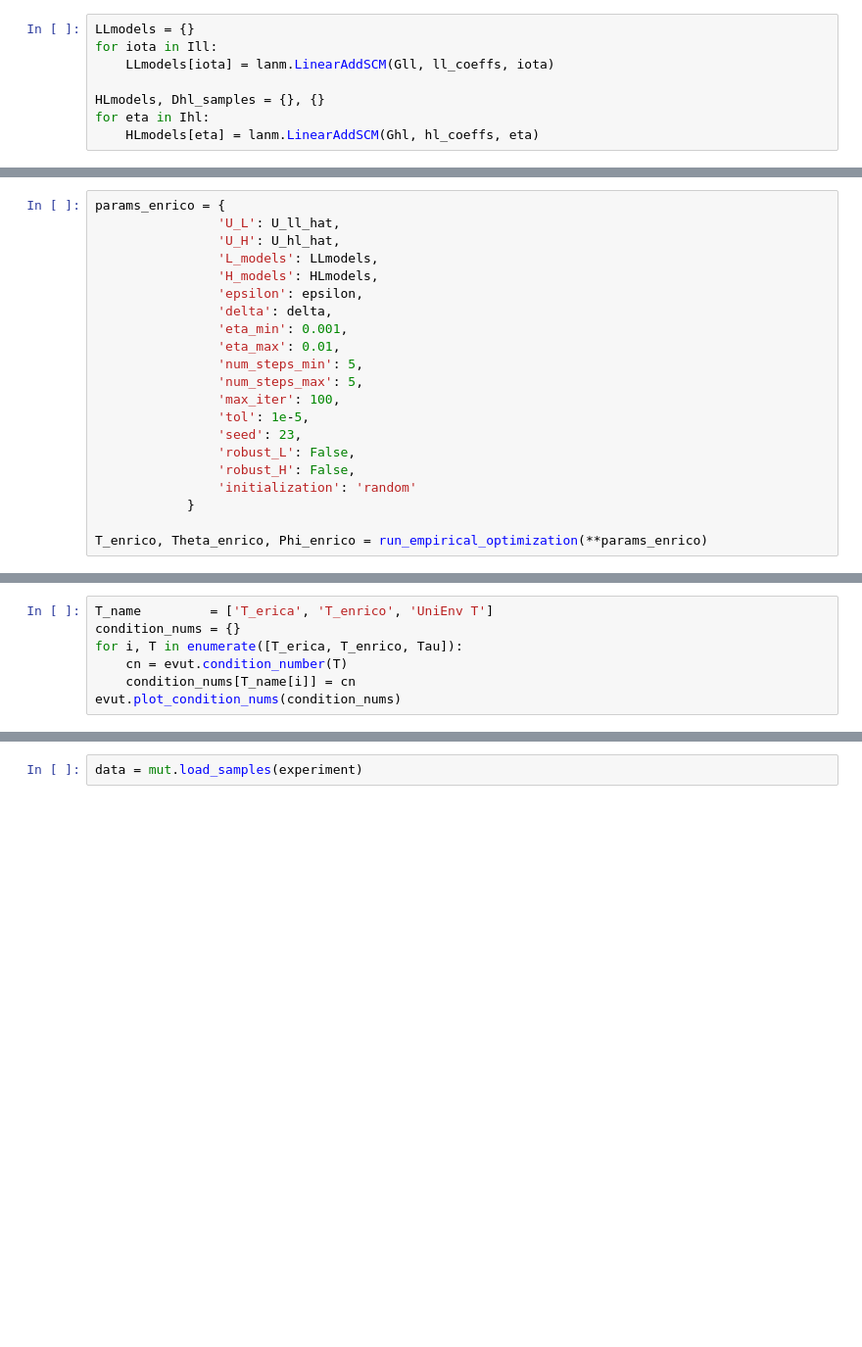
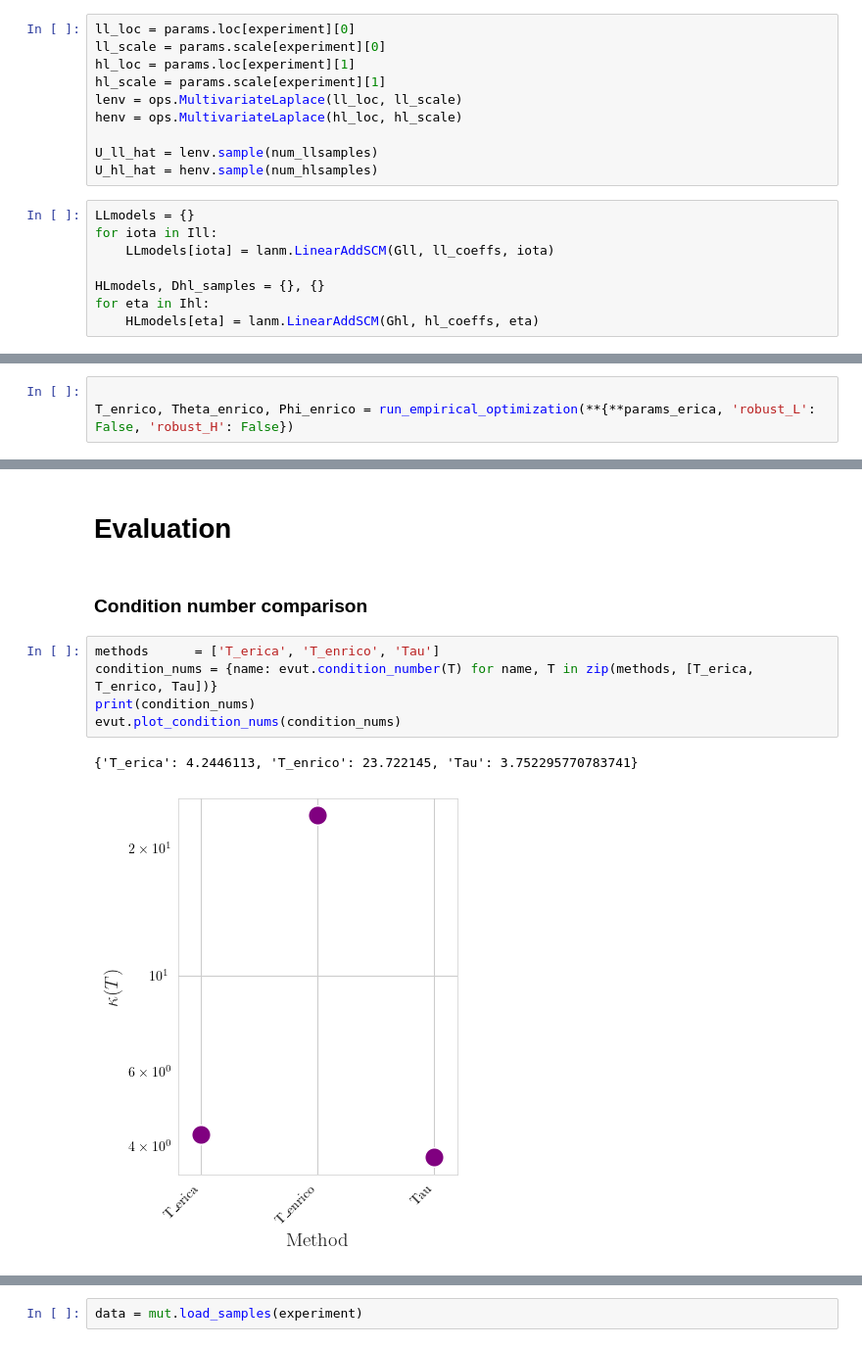
Before and after one commit to yfelekis/DiRoCA, a Jupyter notebook: erica_empirical_optimisation.ipynb, the cells around one changed output, grey strips where cells are left out. Shown at 98% size. Cells and saved outputs as stored; diff of their text form; blank space fills up the shorter version.

```diff
--- a/erica_empirical_optimisation.ipynb
+++ b/erica_empirical_optimisation.ipynb
@@ -77,3 +67,13 @@ U_hl_hat = henv.sample(100000)
+# %%
+ll_loc = params.loc[experiment][0]
+ll_scale = params.scale[experiment][0]
+hl_loc = params.loc[experiment][1]
+hl_scale = params.scale[experiment][1]
+lenv = ops.MultivariateLaplace(ll_loc, ll_scale)
+henv = ops.MultivariateLaplace(hl_loc, hl_scale)
+
+U_ll_hat = lenv.sample(num_llsamples)
+U_hl_hat = henv.sample(num_hlsamples)
 # %%
 LLmodels = {}
 for iota in Ill:
@@ -195,21 +208,3 @@ joblib.dump(empirical_boundary_params, f"data/{experiment}/empirical_boundary_pa
 # %%
-params_enrico = {
-                'U_L': U_ll_hat,
-                'U_H': U_hl_hat,
-                'L_models': LLmodels,
-                'H_models': HLmodels,
-                'epsilon': epsilon,
-                'delta': delta,
-                'eta_min': 0.001,
-                'eta_max': 0.01,
-                'num_steps_min': 5,
-                'num_steps_max': 5,
-                'max_iter': 100,
-                'tol': 1e-5,
-                'seed': 23,
-                'robust_L': False,
-                'robust_H': False,
-                'initialization': 'random'
-            }
 
-T_enrico, Theta_enrico, Phi_enrico = run_empirical_optimization(**params_enrico)
+T_enrico, Theta_enrico, Phi_enrico = run_empirical_optimization(**{**params_erica, 'robust_L': False, 'robust_H': False})
@@ -216,7 +212,0 @@ T_enrico, Theta_enrico, Phi_enrico = run_empirical_optimization(**params_enrico)
-# %%
-T_name         = ['T_erica', 'T_enrico', 'UniEnv T']
-condition_nums = {}
-for i, T in enumerate([T_erica, T_enrico, Tau]):
-    cn = evut.condition_number(T)
-    condition_nums[T_name[i]] = cn
-evut.plot_condition_nums(condition_nums)
@@ -224,0 +221,12 @@ evut.plot_condition_nums(condition_nums)
+# %% [markdown]
+# Evaluation
+# %% [markdown]
+### Condition number comparison
+# %%
+methods      = ['T_erica', 'T_enrico', 'Tau']
+condition_nums = {name: evut.condition_number(T) for name, T in zip(methods, [T_erica, T_enrico, Tau])}
+print(condition_nums)
+evut.plot_condition_nums(condition_nums)
+# %% [output]
+{'T_erica': 4.2446113, 'T_enrico': 23.722145, 'Tau': 3.752295770783741}
+[figure, added]
```
Also changed, not shown: parts of 30 cells of this notebook, 56 other files.
